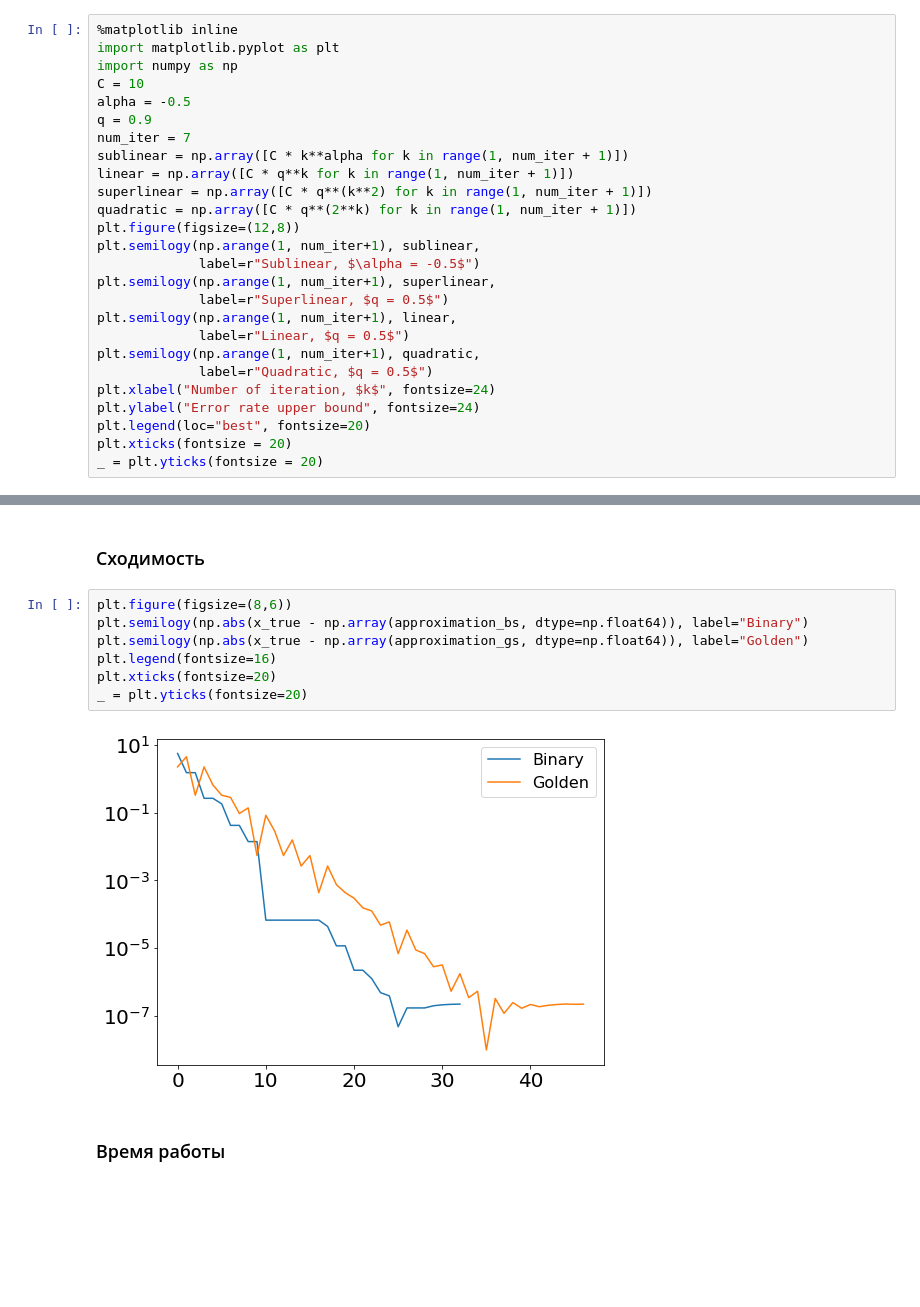
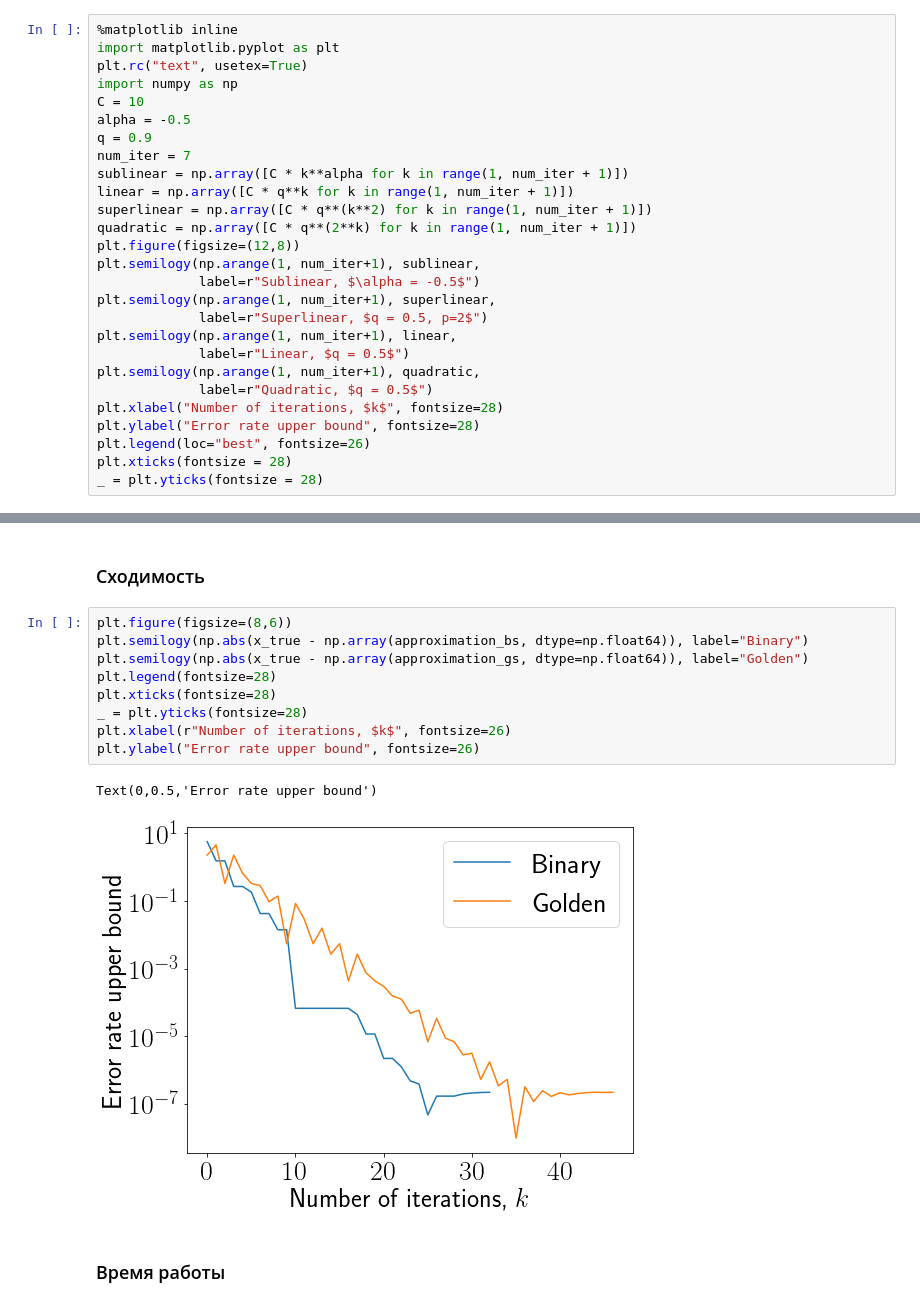
Before and after one commit to amkatrutsa/optimization_course, a Jupyter notebook: 12-NumMethods/Seminar12.ipynb, the cells around one changed output, grey strips where cells are left out. Saved outputs shown, nothing was run; the diff lists cells and outputs as text; blank space fills up the shorter version.

```diff
--- a/12-NumMethods/Seminar12.ipynb
+++ b/12-NumMethods/Seminar12.ipynb
@@ -227,6 +236,7 @@ $$
 # %%
 %matplotlib inline
 import matplotlib.pyplot as plt
+plt.rc("text", usetex=True)
 import numpy as np
 C = 10
 alpha = -0.5
@@ -240,14 +250,14 @@ plt.figure(figsize=(12,8))
 plt.semilogy(np.arange(1, num_iter+1), sublinear,
              label=r"Sublinear, $\alpha = -0.5$")
 plt.semilogy(np.arange(1, num_iter+1), superlinear,
-             label=r"Superlinear, $q = 0.5$")
+             label=r"Superlinear, $q = 0.5, p=2$")
 plt.semilogy(np.arange(1, num_iter+1), linear,
              label=r"Linear, $q = 0.5$")
 plt.semilogy(np.arange(1, num_iter+1), quadratic,
              label=r"Quadratic, $q = 0.5$")
-plt.xlabel("Number of iteration, $k$", fontsize=24)
-plt.ylabel("Error rate upper bound", fontsize=24)
-plt.legend(loc="best", fontsize=20)
-plt.xticks(fontsize = 20)
-_ = plt.yticks(fontsize = 20)
+plt.xlabel("Number of iterations, $k$", fontsize=28)
+plt.ylabel("Error rate upper bound", fontsize=28)
+plt.legend(loc="best", fontsize=26)
+plt.xticks(fontsize = 28)
+_ = plt.yticks(fontsize = 28)
 # %% [output]
@@ -484,12 +509,15 @@ print(np.abs(x_opt - x_true))
 # %%
 plt.figure(figsize=(8,6))
 plt.semilogy(np.abs(x_true - np.array(approximation_bs, dtype=np.float64)), label="Binary")
 plt.semilogy(np.abs(x_true - np.array(approximation_gs, dtype=np.float64)), label="Golden")
-plt.legend(fontsize=16)
-plt.xticks(fontsize=20)
-_ = plt.yticks(fontsize=20)
+plt.legend(fontsize=28)
+plt.xticks(fontsize=28)
+_ = plt.yticks(fontsize=28)
+plt.xlabel(r"Number of iterations, $k$", fontsize=26)
+plt.ylabel("Error rate upper bound", fontsize=26)
 # %% [output]
+Text(0,0.5,'Error rate upper bound')
-[figure, old version]
+[figure, new version]
 # %% [markdown]
 ### Время работы
 # %%
```
Also changed, not shown: parts of 14 cells of this notebook.
